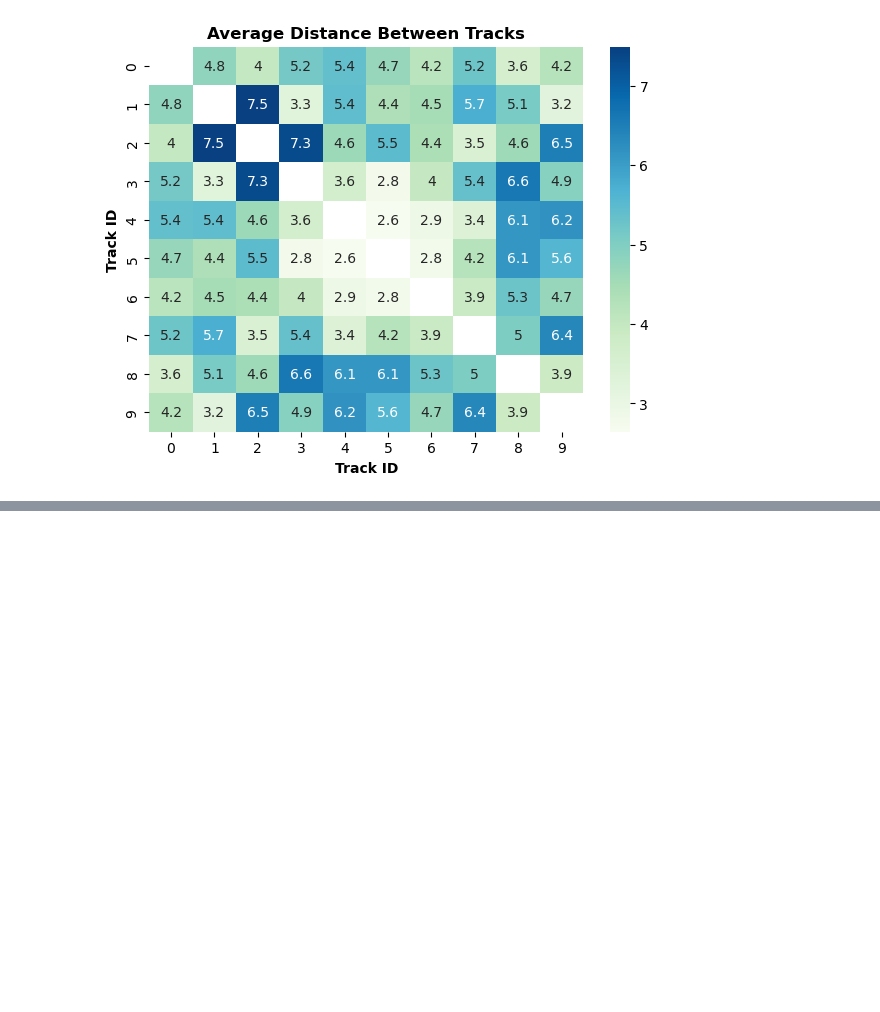
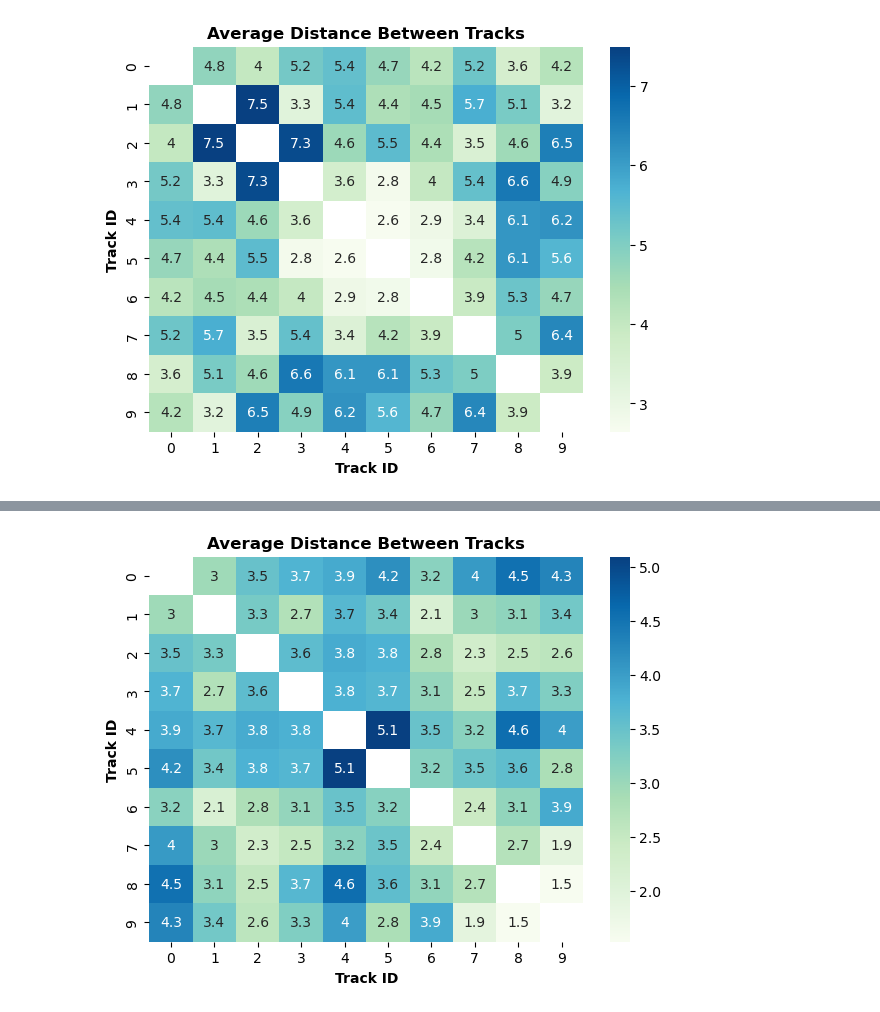
Before and after one commit to lenacochrane/behavioural-analysis, a Jupyter notebook: scripts/attraction-rig/pairwise-interactions.ipynb, the cells around one changed output, grey strips where cells are left out. Saved outputs shown, nothing was run; the diff lists cells and outputs as text; code cells hidden in the pictures; blank space fills up the shorter version.

```diff
--- a/scripts/attraction-rig/pairwise-interactions.ipynb
+++ b/scripts/attraction-rig/pairwise-interactions.ipynb
@@ -127,2 +127,6 @@ calculate_and_plot_heatmap('/Volumes/lab-windingm/home/users/cochral/AttractionR
 # %%
 # could make a matrix of all of the different ones - like subplots of all of them
+# %%
+calculate_and_plot_heatmap('/Volumes/lab-windingm/home/users/cochral/AttractionRig/Videos/N Free Roaming Larvae/SLEAP-CSV/agarose-day3-n10/v025.2023-11-06_day3_n=10_19x.analysis.csv')
+# %% [output]
+[figure, added]
```
Also changed, not shown: parts of 2 cells of this notebook.
